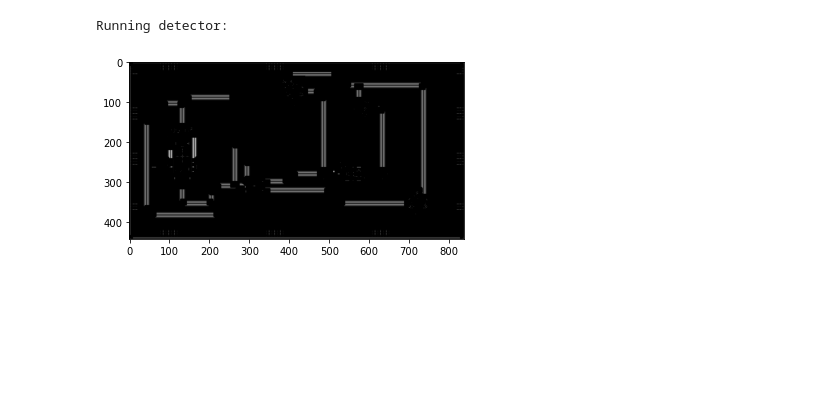
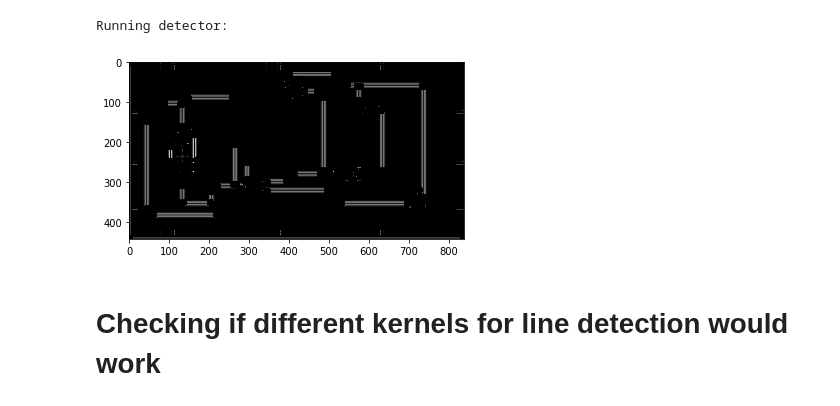
Before and after one commit to Chen-Yifan/pcb-auto-grader, a Jupyter notebook: line_detection.ipynb, the cells around one changed output. Cells and saved outputs as stored; diff of their text form; code cells hidden in the pictures; blank space fills up the shorter version.

Commit message:
Add more attempts for line detection

```diff
--- a/line_detection.ipynb
+++ b/line_detection.ipynb
@@ -23,34 +24,35 @@ def compute_edges_dxdy(I):
     I = I.astype(np.float32)/255.
     I = gaussian_filter(I, sigma=2, mode='mirror')
     dx = signal.convolve2d(I, np.array([[-1, 0, 1]]), mode='same', boundary='symm')
     dy = signal.convolve2d(I, np.array([[-1, 0, 1]]).T, mode='same', boundary='symm')
     mag = np.sqrt(dx**2 + dy**2)
 
     mag = mag / np.max(mag)
     mag = mag * 255.
     mag = np.clip(mag, 0, 255)
     mag = mag.astype(np.uint8)
 
     sup_mag = np.copy(mag)
 
     m, n = mag.shape
     for i in range(m-1):
         for j in range(n-1):
             py, ny = i - dy[i, j], i + dy[i, j]
             px, nx = j - dx[i, j], j + dx[i, j]
             if mag[i, j] < threshold*bilinear_interpolation(px, py, mag) or mag[i, j] < threshold*bilinear_interpolation(nx, ny, mag):
                 sup_mag[i, j] = 0
     return sup_mag
 
-def detect_edges(path, fn):
-    I = cv2.imread(path)
+def detect_edges(I, fn):
     gray = cv2.cvtColor(I, cv2.COLOR_BGR2GRAY)
     mag = fn(gray)
     plt.imshow(mag, cmap='gray')
 
 print('Running detector:')
 fn = compute_edges_dxdy
-detect_edges('./pcb_image_1.png', fn)
+detect_edges(cv2.imread('./pcb_image_1.png'), fn)
 # %% [output]
 Running detector:
-[figure, old version]
+[figure, new version]
+# %% [markdown]
+# Checking if different kernels for line detection would work
```
Also changed, not shown: parts of 10 cells of this notebook.
